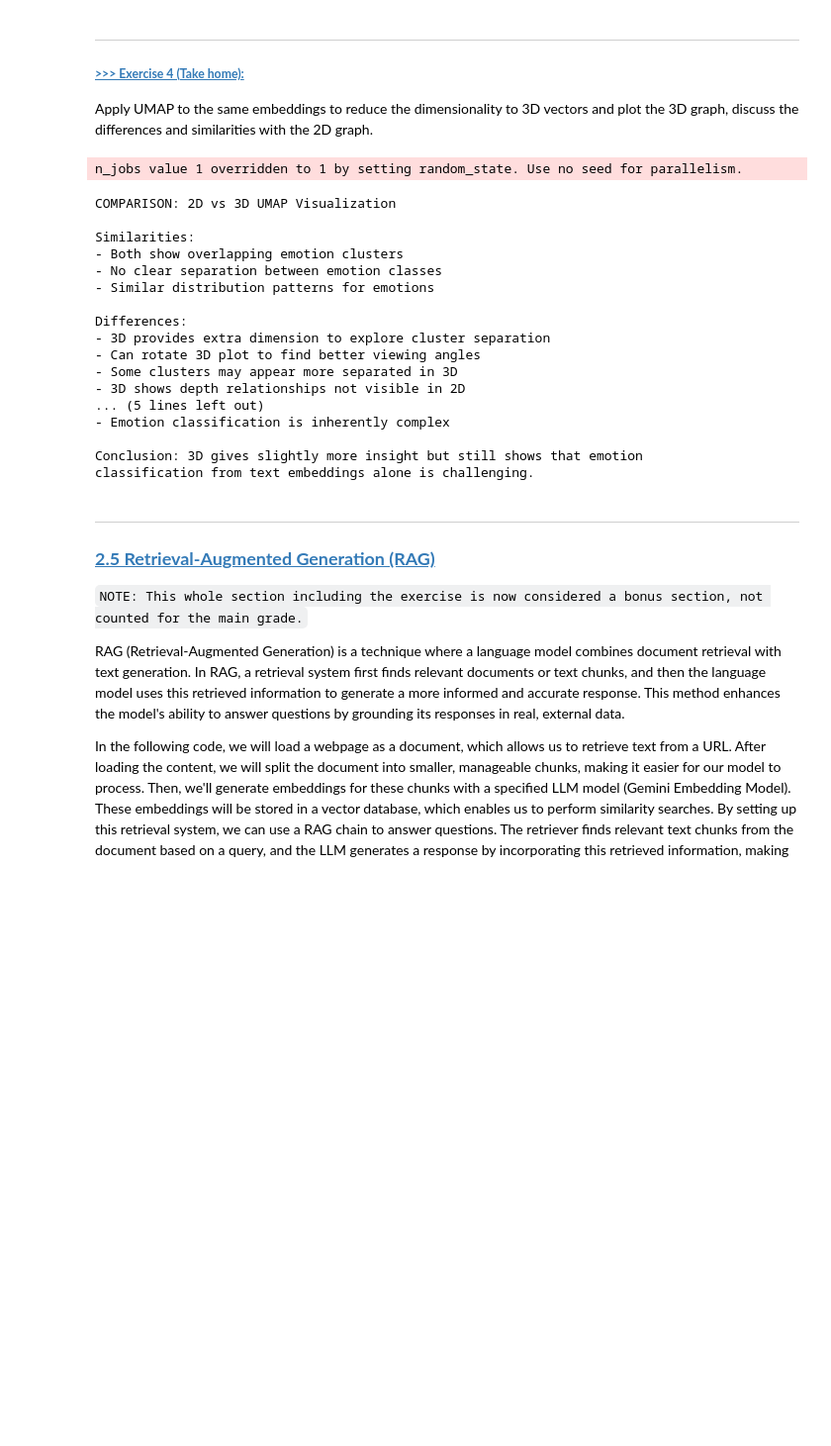
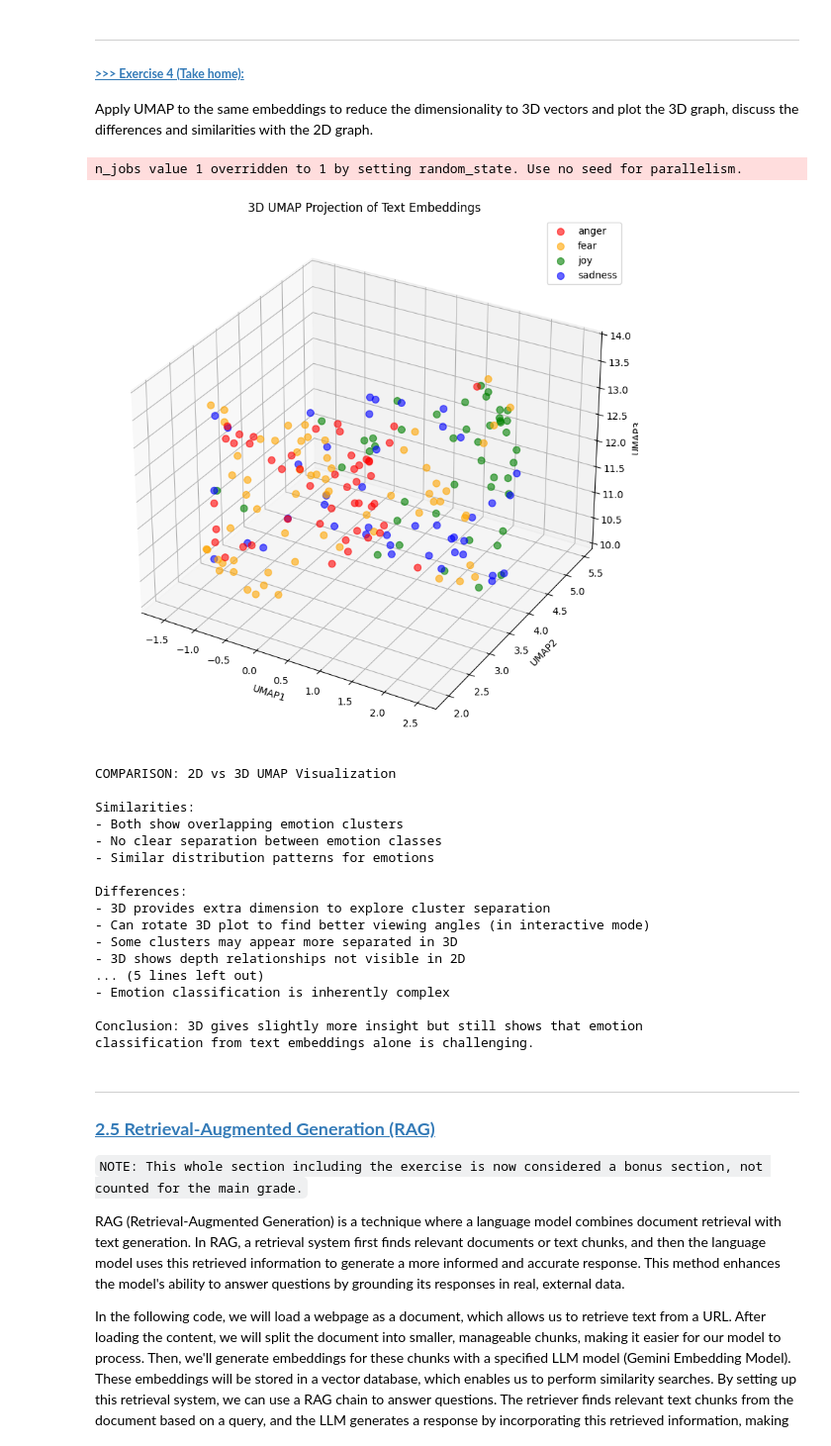
Before and after one commit to Megan123123/DM2025-Lab2-Exercise, a Jupyter notebook: DM2025-Lab2-Master-Phase_2_Main.ipynb, the cells around one changed output. Shown: that part at 99% size. Cells and saved outputs as stored; diff of their text form; code cells hidden in the pictures; blank space fills up the shorter version.

Commit message:
Add static 3D plot for Exercise 4 (GitHub compatible)

```diff
--- a/DM2025-Lab2-Master-Phase_2_Main.ipynb
+++ b/DM2025-Lab2-Master-Phase_2_Main.ipynb
@@ -1397,72 +1397,87 @@ We can see that even with Gemini's embeddings there doesn't seem to be a clear 2
 
 Apply UMAP to the same embeddings to reduce the dimensionality to 3D vectors and plot the 3D graph, discuss the differences and similarities with the 2D graph.
 # %%
-# Answer here
 # Answer here
 import pandas as pd
 import numpy as np
 import umap
 import plotly.express as px
+import matplotlib.pyplot as plt
+from mpl_toolkits.mplot3d import Axes3D
 
-# Load the embeddings data (already saved)
+# Load data
 train_df_new = pd.read_pickle("./data/train_df_sample_embeddings.pkl")
 test_df_new = pd.read_pickle("./data/test_df_sample_embeddings.pkl")
 
-# Combine training and test data
 combined_df = pd.concat([train_df_new, test_df_new], ignore_index=True)
-
-# Prepare embeddings
 X_embeddings = np.array(combined_df['embeddings_values'].tolist())
 
-# Apply UMAP for 3D reduction
+# Apply UMAP for 3D
 reducer_3d = umap.UMAP(n_components=3, metric='cosine', random_state=28)
 embedding_3d = reducer_3d.fit_transform(X_embeddings)
 
-# Create DataFrame for plotting
 df_plot_3d = pd.DataFrame(embedding_3d, columns=['UMAP1', 'UMAP2', 'UMAP3'])
 df_plot_3d['emotion'] = combined_df['emotion']
 df_plot_3d['intensity'] = combined_df['intensity']
 df_plot_3d['text'] = combined_df['text']
 
-# Create 3D scatter plot
+# Interactive Plotly plot (works locally)
 fig_3d = px.scatter_3d(
-    df_plot_3d,
-    x='UMAP1',
-    y='UMAP2',
-    z='UMAP3',
-    color='emotion',
-    hover_data=['text', 'intensity'],
-    title='3D UMAP Projection of Text Embeddings'
+    df_plot_3d, x='UMAP1', y='UMAP2', z='UMAP3',
+    color='emotion', hover_data=['text', 'intensity'],
+    title='3D UMAP Projection (Interactive)'
 )
+fig_3d.show()
 
-fig_3d.show()
+# Static matplotlib plot (shows on GitHub)
+fig = plt.figure(figsize=(10, 8))
+ax = fig.add_subplot(111, projection='3d')
+
+colors = {'anger': 'red', 'fear': 'orange', 'joy': 'green', 'sadness': 'blue'}
+for emotion in colors:
+    mask = df_plot_3d['emotion'] == emotion
+    ax.scatter(
+        df_plot_3d[mask]['UMAP1'],
+        df_plot_3d[mask]['UMAP2'],
+        df_plot_3d[mask]['UMAP3'],
+        c=colors[emotion], label=emotion, alpha=0.6, s=50
+    )
+
+ax.set_xlabel('UMAP1')
+ax.set_ylabel('UMAP2')
+ax.set_zlabel('UMAP3')
+ax.set_title('3D UMAP Projection of Text Embeddings')
+ax.legend()
+plt.tight_layout()
+plt.show()
 
 # Discussion
 print("""
 COMPARISON: 2D vs 3D UMAP Visualization
 
 Similarities:
 - Both show overlapping emotion clusters
 - No clear separation between emotion classes
 - Similar distribution patterns for emotions
 
 Differences:
 - 3D provides extra dimension to explore cluster separation
-- Can rotate 3D plot to find better viewing angles
+- Can rotate 3D plot to find better viewing angles (in interactive mode)
 - Some clusters may appear more separated in 3D
 - 3D shows depth relationships not visible in 2D
 
 Why clusters still overlap:
-- Emotions aren't discrete - texts can be mixed (e.g., bittersweet)
+- Emotions aren't discrete – texts can be mixed (e.g., bittersweet)
 - Similar language used for different emotions
 - High-dimensional space (3072D) → 3D still loses information
 - Emotion classification is inherently complex
 
 Conclusion: 3D gives slightly more insight but still shows that emotion
 classification from text embeddings alone is challenging.
 """)
 # %% [output]
 n_jobs value 1 overridden to 1 by setting random_state. Use no seed for parallelism.
+[figure, added]
 COMPARISON: 2D vs 3D UMAP Visualization
 
 Similarities:
@@ -1472,7 +1487,7 @@ Similarities:
 
 Differences:
 - 3D provides extra dimension to explore cluster separation
-- Can rotate 3D plot to find better viewing angles
+- Can rotate 3D plot to find better viewing angles (in interactive mode)
 - Some clusters may appear more separated in 3D
 - 3D shows depth relationships not visible in 2D
 ... (5 lines left out)
```
